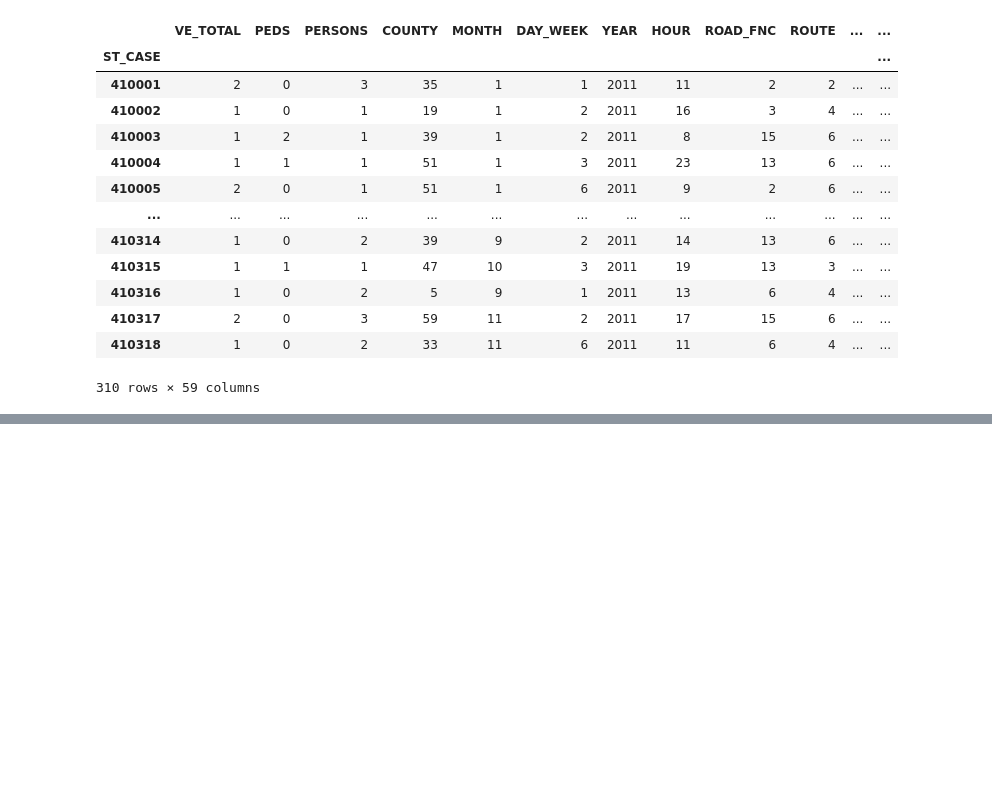
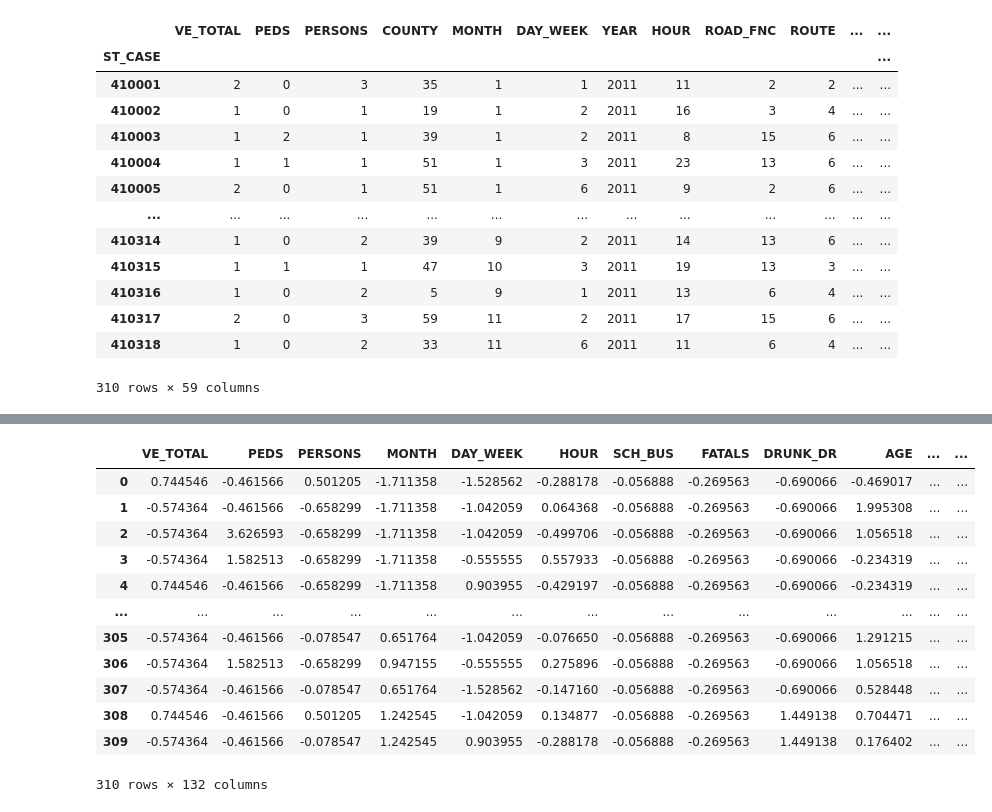
Before and after one commit to RebelKell/group-4, a Jupyter notebook: exploratory_encoding.ipynb, the cells around one changed output, grey strips where cells are left out. Drawn from its saved outputs; the diff is of its cells as text; code cells hidden in the pictures; blank space fills up the shorter version.

```diff
--- a/exploratory_encoding.ipynb
+++ b/exploratory_encoding.ipynb
@@ -98,0 +248,7 @@ accidents_df
+# %%
+for index in prescaled_df.index:
+
+    if prescaled_df.loc[index]['AGE'] == 999:
+        prescaled_df.at[index, 'AGE'] = 40
+
+prescaled_df.head()
@@ -98,0 +266,5 @@ accidents_df
+# %%
+data_scaler = StandardScaler()
+# %%
+scaled_data = data_scaler.fit_transform(prescaled_df)
+scaled_data
@@ -98,0 +285,19 @@ accidents_df
+# %%
+df_columns = prescaled_df.columns
+# %%
+scaled_df = pd.DataFrame(data=scaled_data, columns=df_columns)
+scaled_df
+# %% [output]
+|  | VE_TOTAL | PEDS | PERSONS | MONTH | DAY_WEEK | HOUR | SCH_BUS | FATALS | DRUNK_DR | AGE | ... | ... |
+| 0 | 0.744546 | -0.461566 | 0.501205 | -1.711358 | -1.528562 | -0.288178 | -0.056888 | -0.269563 | -0.690066 | -0.469017 | ... | ... |
+| 1 | -0.574364 | -0.461566 | -0.658299 | -1.711358 | -1.042059 | 0.064368 | -0.056888 | -0.269563 | -0.690066 | 1.995308 | ... | ... |
+| 2 | -0.574364 | 3.626593 | -0.658299 | -1.711358 | -1.042059 | -0.499706 | -0.056888 | -0.269563 | -0.690066 | 1.056518 | ... | ... |
+| 3 | -0.574364 | 1.582513 | -0.658299 | -1.711358 | -0.555555 | 0.557933 | -0.056888 | -0.269563 | -0.690066 | -0.234319 | ... | ... |
+| 4 | 0.744546 | -0.461566 | -0.658299 | -1.711358 | 0.903955 | -0.429197 | -0.056888 | -0.269563 | -0.690066 | -0.234319 | ... | ... |
+| ... | ... | ... | ... | ... | ... | ... | ... | ... | ... | ... | ... | ... |
+| 305 | -0.574364 | -0.461566 | -0.078547 | 0.651764 | -1.042059 | -0.076650 | -0.056888 | -0.269563 | -0.690066 | 1.291215 | ... | ... |
+| 306 | -0.574364 | 1.582513 | -0.658299 | 0.947155 | -0.555555 | 0.275896 | -0.056888 | -0.269563 | -0.690066 | 1.056518 | ... | ... |
+| 307 | -0.574364 | -0.461566 | -0.078547 | 0.651764 | -1.528562 | -0.147160 | -0.056888 | -0.269563 | -0.690066 | 0.528448 | ... | ... |
+| 308 | 0.744546 | -0.461566 | 0.501205 | 1.242545 | -1.042059 | 0.134877 | -0.056888 | -0.269563 | 1.449138 | 0.704471 | ... | ... |
+| 309 | -0.574364 | -0.461566 | -0.078547 | 1.242545 | 0.903955 | -0.288178 | -0.056888 | -0.269563 | 1.449138 | 0.176402 | ... | ... |
+310 rows × 132 columns
```
Also changed, not shown: parts of 14 cells of this notebook, 3 other files.
